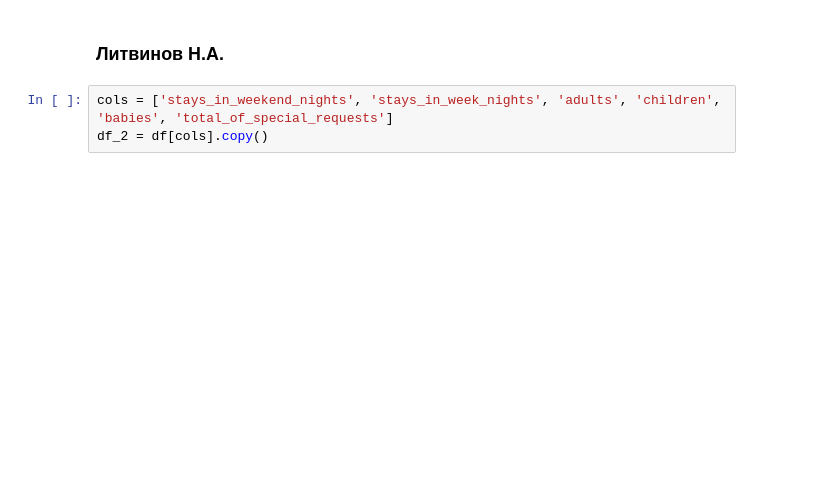
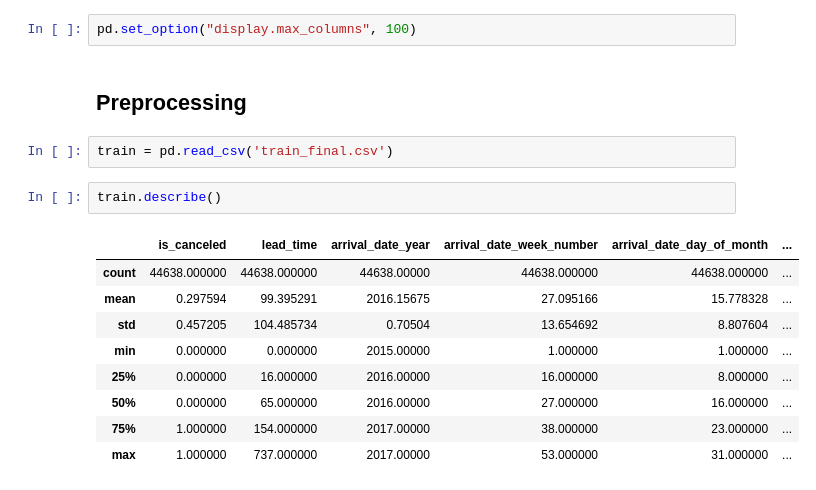
Before and after one commit to NickLitwinow/HSE_ML_Group_Project, a Jupyter notebook: data_preprocessing.ipynb, the cells around one changed output. Saved outputs shown, nothing was run; the diff lists cells and outputs as text; blank space fills up the shorter version.

```diff
--- a/data_preprocessing.ipynb
+++ b/data_preprocessing.ipynb
@@ -6,5 +6,18 @@ df = pd.read_csv('./train_final.csv')
-# %% [markdown]
-### Литвинов Н.А.
-# %%
-cols = ['stays_in_weekend_nights', 'stays_in_week_nights', 'adults', 'children', 'babies', 'total_of_special_requests']
-df_2 = df[cols].copy()
+# %%
+pd.set_option("display.max_columns", 100)
+# %% [markdown]
+## Preprocessing
+# %%
+train = pd.read_csv('train_final.csv')
+# %%
+train.describe()
+# %% [output]
+|  | is_canceled | lead_time | arrival_date_year | arrival_date_week_number | arrival_date_day_of_month | ... |
+| count | 44638.000000 | 44638.000000 | 44638.00000 | 44638.000000 | 44638.000000 | ... |
+| mean | 0.297594 | 99.395291 | 2016.15675 | 27.095166 | 15.778328 | ... |
+| std | 0.457205 | 104.485734 | 0.70504 | 13.654692 | 8.807604 | ... |
+| min | 0.000000 | 0.000000 | 2015.00000 | 1.000000 | 1.000000 | ... |
+| 25% | 0.000000 | 16.000000 | 2016.00000 | 16.000000 | 8.000000 | ... |
+| 50% | 0.000000 | 65.000000 | 2016.00000 | 27.000000 | 16.000000 | ... |
+| 75% | 1.000000 | 154.000000 | 2017.00000 | 38.000000 | 23.000000 | ... |
+| max | 1.000000 | 737.000000 | 2017.00000 | 53.000000 | 31.000000 | ... |
```
Also changed, not shown: parts of 17 cells of this notebook.
